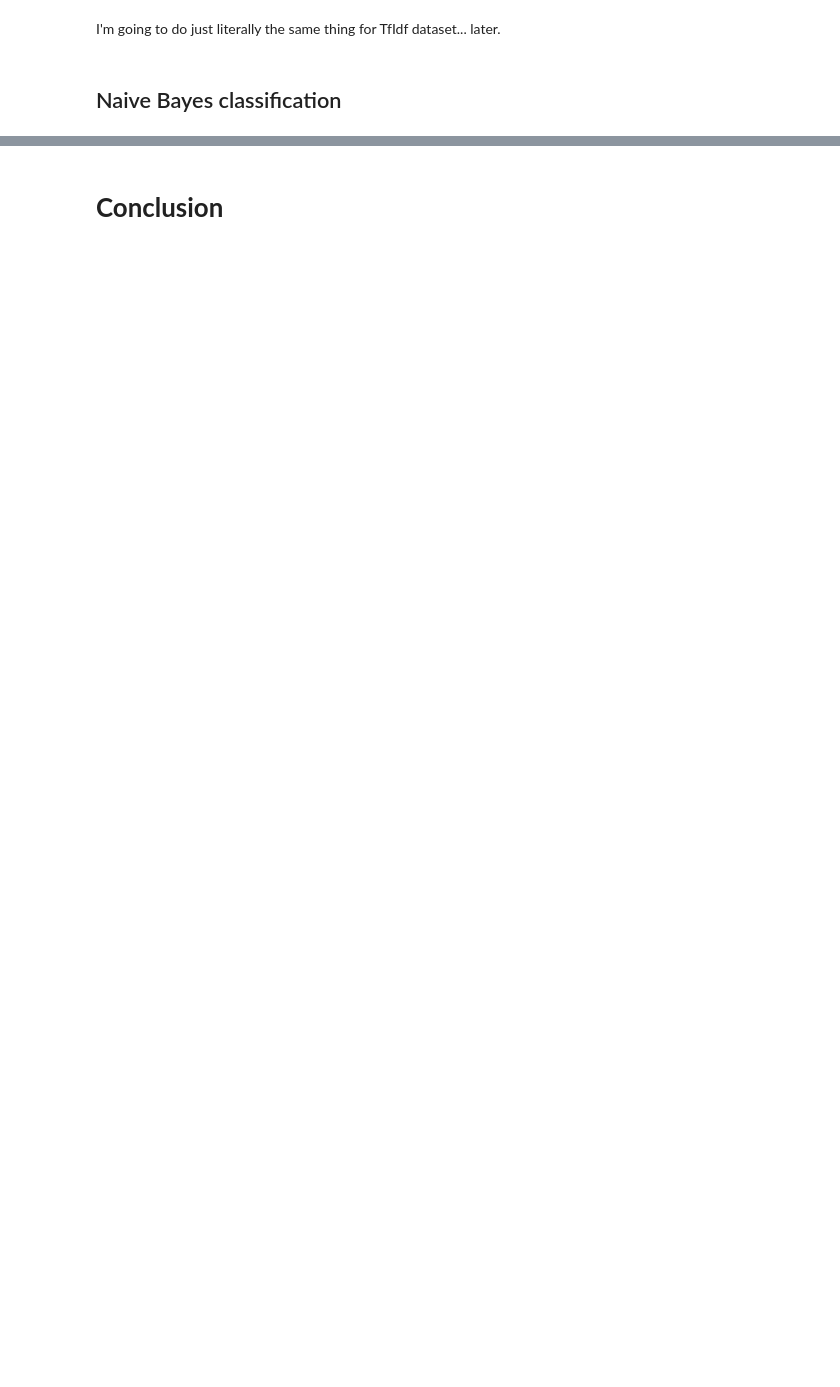
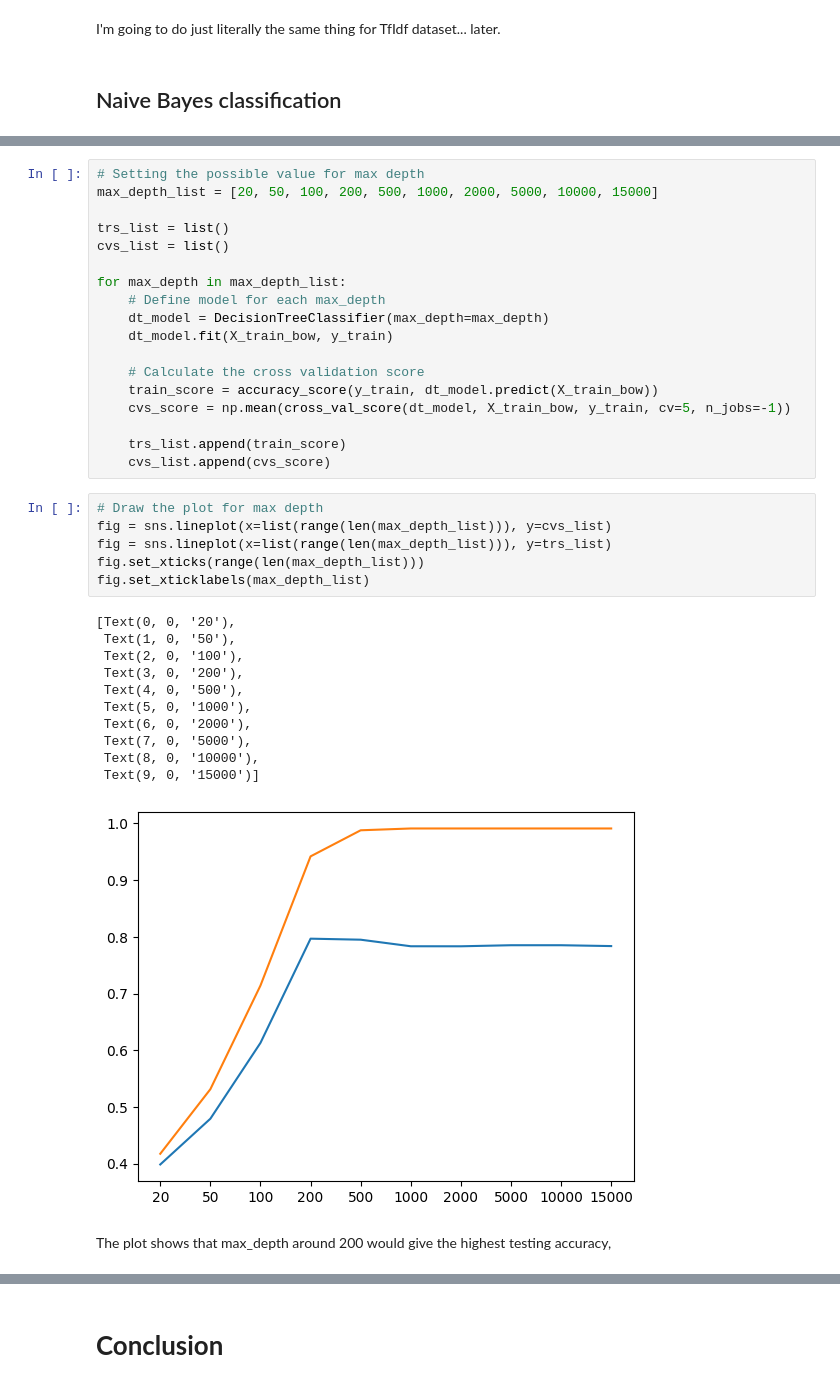
Before and after one commit to auphong2707/emotion-dectection-from-text, a Jupyter notebook: EDFT.ipynb, the cells around one changed output, grey strips where cells are left out. Drawn from its saved outputs; the diff is of its cells as text; blank space fills up the shorter version.

```diff
--- a/EDFT.ipynb
+++ b/EDFT.ipynb
@@ -479,0 +538,38 @@ I'm going to do just literally the same thing for TfIdf dataset... later.
+# %%
+# Setting the possible value for max depth
+max_depth_list = [20, 50, 100, 200, 500, 1000, 2000, 5000, 10000, 15000]
+
+trs_list = list()
+cvs_list = list()
+
+for max_depth in max_depth_list:
+    # Define model for each max_depth
+    dt_model = DecisionTreeClassifier(max_depth=max_depth)
+    dt_model.fit(X_train_bow, y_train)
+
+    # Calculate the cross validation score
+    train_score = accuracy_score(y_train, dt_model.predict(X_train_bow))
+    cvs_score = np.mean(cross_val_score(dt_model, X_train_bow, y_train, cv=5, n_jobs=-1))
+
+    trs_list.append(train_score)
+    cvs_list.append(cvs_score)
+# %%
+# Draw the plot for max depth
+fig = sns.lineplot(x=list(range(len(max_depth_list))), y=cvs_list)
+fig = sns.lineplot(x=list(range(len(max_depth_list))), y=trs_list)
+fig.set_xticks(range(len(max_depth_list)))
+fig.set_xticklabels(max_depth_list)
+# %% [output]
+[Text(0, 0, '20'),
+ Text(1, 0, '50'),
+ Text(2, 0, '100'),
+ Text(3, 0, '200'),
+ Text(4, 0, '500'),
+ Text(5, 0, '1000'),
+ Text(6, 0, '2000'),
+ Text(7, 0, '5000'),
+ Text(8, 0, '10000'),
+ Text(9, 0, '15000')]
+[figure, added]
+# %% [markdown]
+The plot shows that max_depth around 200 would give the highest testing accuracy,
```
Also changed, not shown: parts of 61 cells of this notebook.
